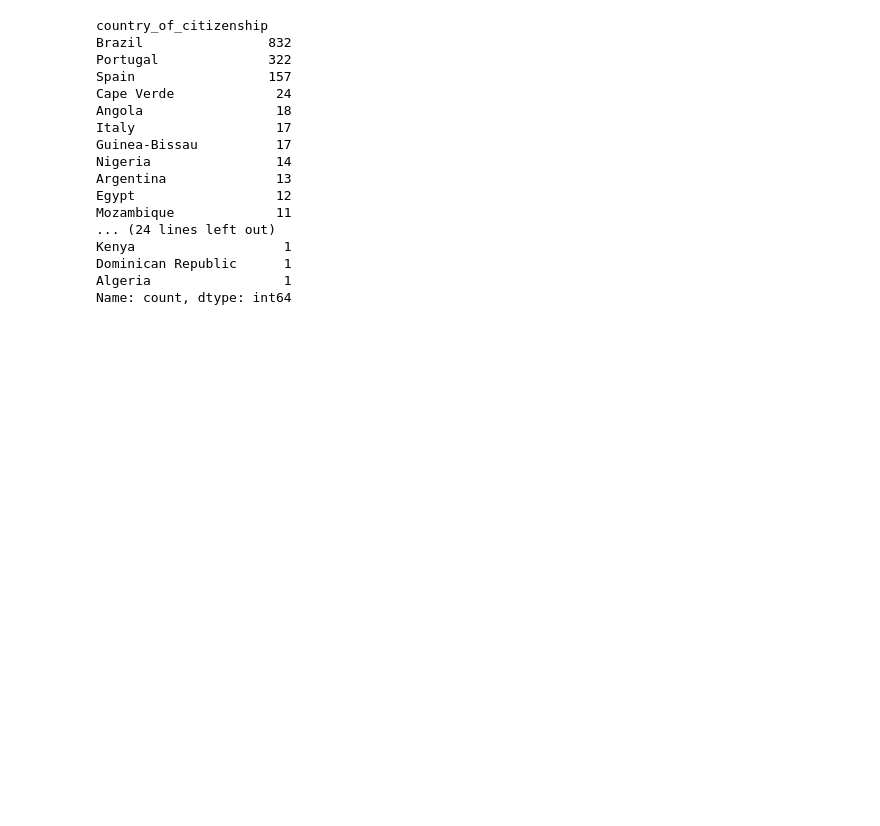
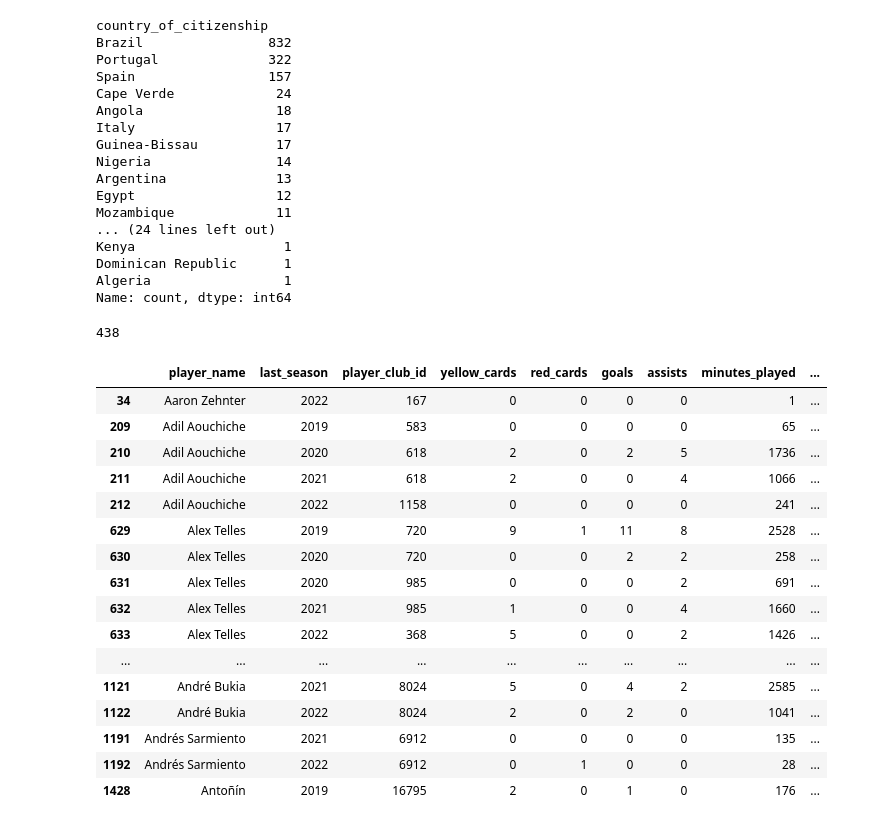
Before and after one commit to wjco/DAStudy-sat, a Jupyter notebook: Tek/football-data-from-transfermarkt/preprocessing-football-data-from-transfermarkt.ipynb, the cells around one changed output. Saved outputs shown, nothing was run; the diff lists cells and outputs as text; code cells hidden in the pictures; blank space fills up the shorter version.

Commit message:
Update: 240306 football data app_comp_player_merge 함수 수정

```diff
--- a/Tek/football-data-from-transfermarkt/preprocessing-football-data-from-transfermarkt.ipynb
+++ b/Tek/football-data-from-transfermarkt/preprocessing-football-data-from-transfermarkt.ipynb
@@ -458,3 +573,27 @@ Kenya                   1
 Dominican Republic      1
 Algeria                 1
 Name: count, dtype: int64
+# %%
+df_merged["country_of_citizenship"].isnull().sum()
+# %% [output]
+438
+# %%
+df_merged[df_merged.country_of_citizenship.isnull()].iloc[:, :20].head(30)
+# %% [output]
+|  | player_name | last_season | player_club_id | yellow_cards | red_cards | goals | assists | minutes_played | ... |
+| 34 | Aaron Zehnter | 2022 | 167 | 0 | 0 | 0 | 0 | 1 | ... |
+| 209 | Adil Aouchiche | 2019 | 583 | 0 | 0 | 0 | 0 | 65 | ... |
+| 210 | Adil Aouchiche | 2020 | 618 | 2 | 0 | 2 | 5 | 1736 | ... |
+| 211 | Adil Aouchiche | 2021 | 618 | 2 | 0 | 0 | 4 | 1066 | ... |
+| 212 | Adil Aouchiche | 2022 | 1158 | 0 | 0 | 0 | 0 | 241 | ... |
+| 629 | Alex Telles | 2019 | 720 | 9 | 1 | 11 | 8 | 2528 | ... |
+| 630 | Alex Telles | 2020 | 720 | 0 | 0 | 2 | 2 | 258 | ... |
+| 631 | Alex Telles | 2020 | 985 | 0 | 0 | 0 | 2 | 691 | ... |
+| 632 | Alex Telles | 2021 | 985 | 1 | 0 | 0 | 4 | 1660 | ... |
+| 633 | Alex Telles | 2022 | 368 | 5 | 0 | 0 | 2 | 1426 | ... |
+| ... | ... | ... | ... | ... | ... | ... | ... | ... | ... |
+| 1121 | André Bukia | 2021 | 8024 | 5 | 0 | 4 | 2 | 2585 | ... |
+| 1122 | André Bukia | 2022 | 8024 | 2 | 0 | 2 | 0 | 1041 | ... |
+| 1191 | Andrés Sarmiento | 2021 | 6912 | 0 | 0 | 0 | 0 | 135 | ... |
+| 1192 | Andrés Sarmiento | 2022 | 6912 | 0 | 1 | 0 | 0 | 28 | ... |
+| 1428 | Antoñín | 2019 | 16795 | 2 | 0 | 1 | 0 | 176 | ... |
```
Also changed, not shown: parts of 20 cells of this notebook, 1 other file.
